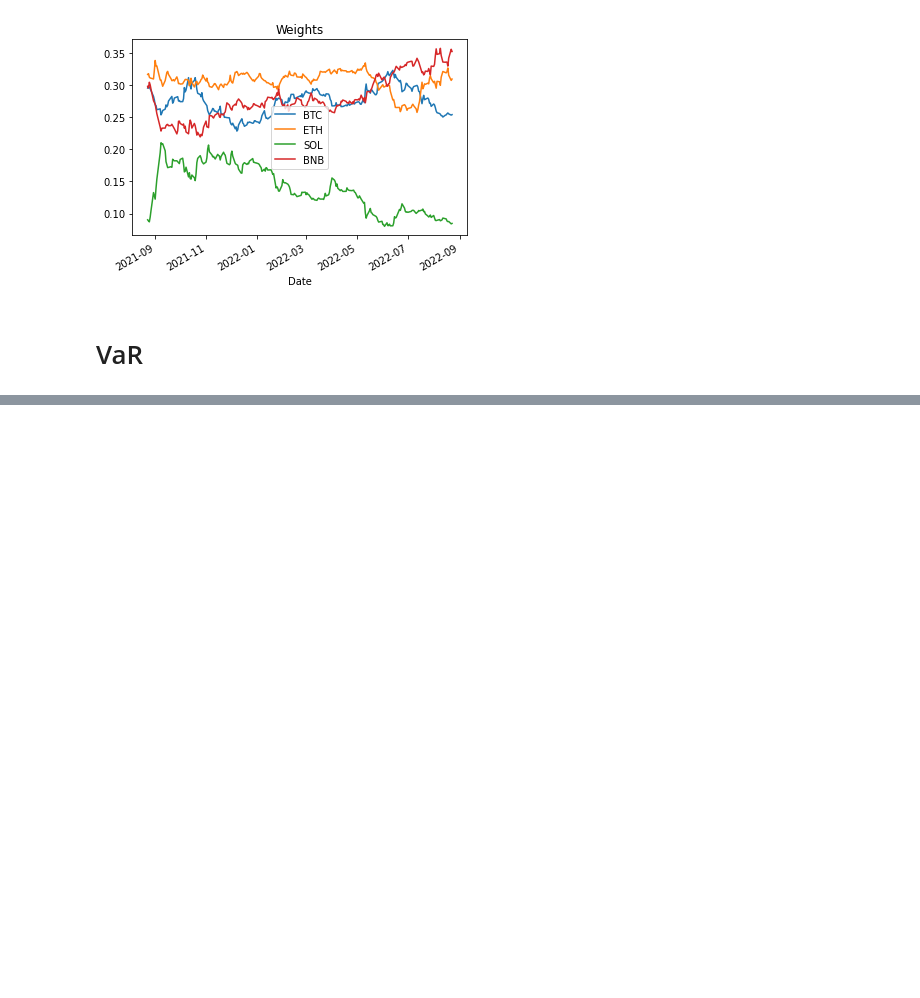
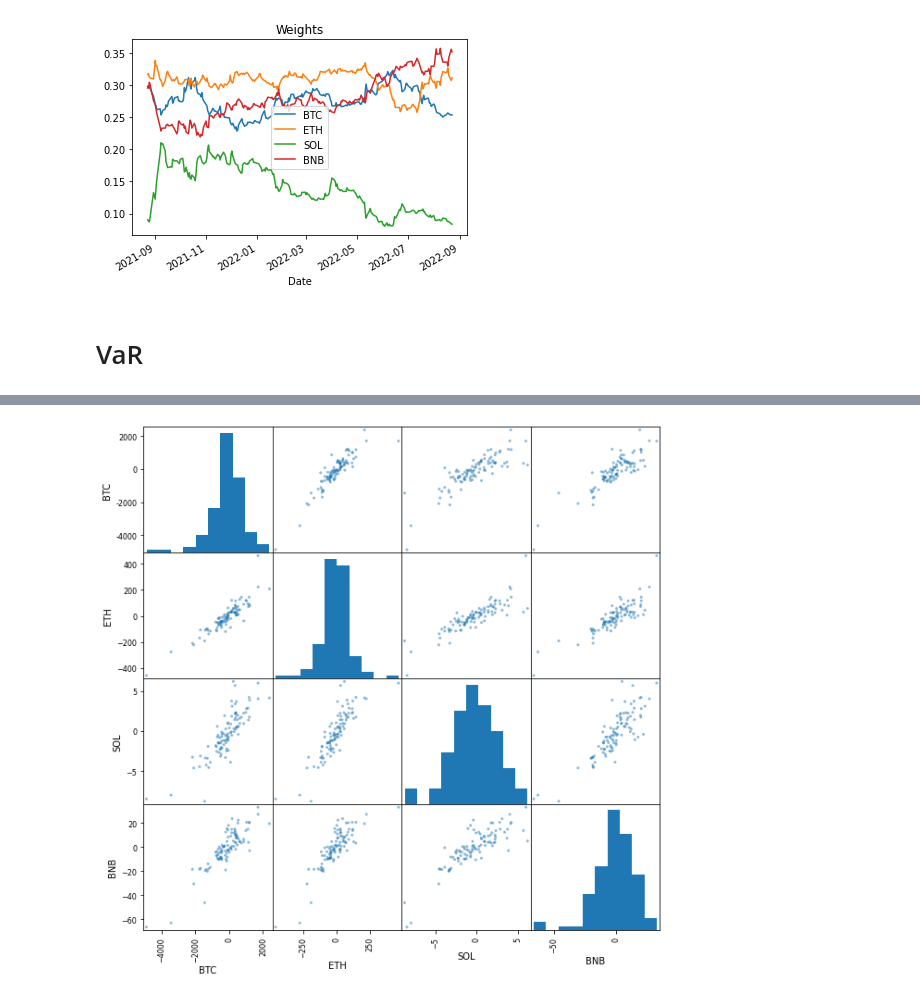
Before and after one commit to xyise/xyise, a Jupyter notebook: notebook/parametric_var/pvar.ipynb, the cells around one changed output, grey strips where cells are left out. Drawn from its saved outputs; the diff is of its cells as text; code cells hidden in the pictures; blank space fills up the shorter version.

```diff
--- a/notebook/parametric_var/pvar.ipynb
+++ b/notebook/parametric_var/pvar.ipynb
@@ -146,0 +216,5 @@ plt.show()
+# %%
+pd.plotting.scatter_matrix(my_var.df_rtrn, figsize=(10,10))
+plt.show()
+# %% [output]
+[figure, added]
```
Also changed, not shown: parts of 7 cells of this notebook.
